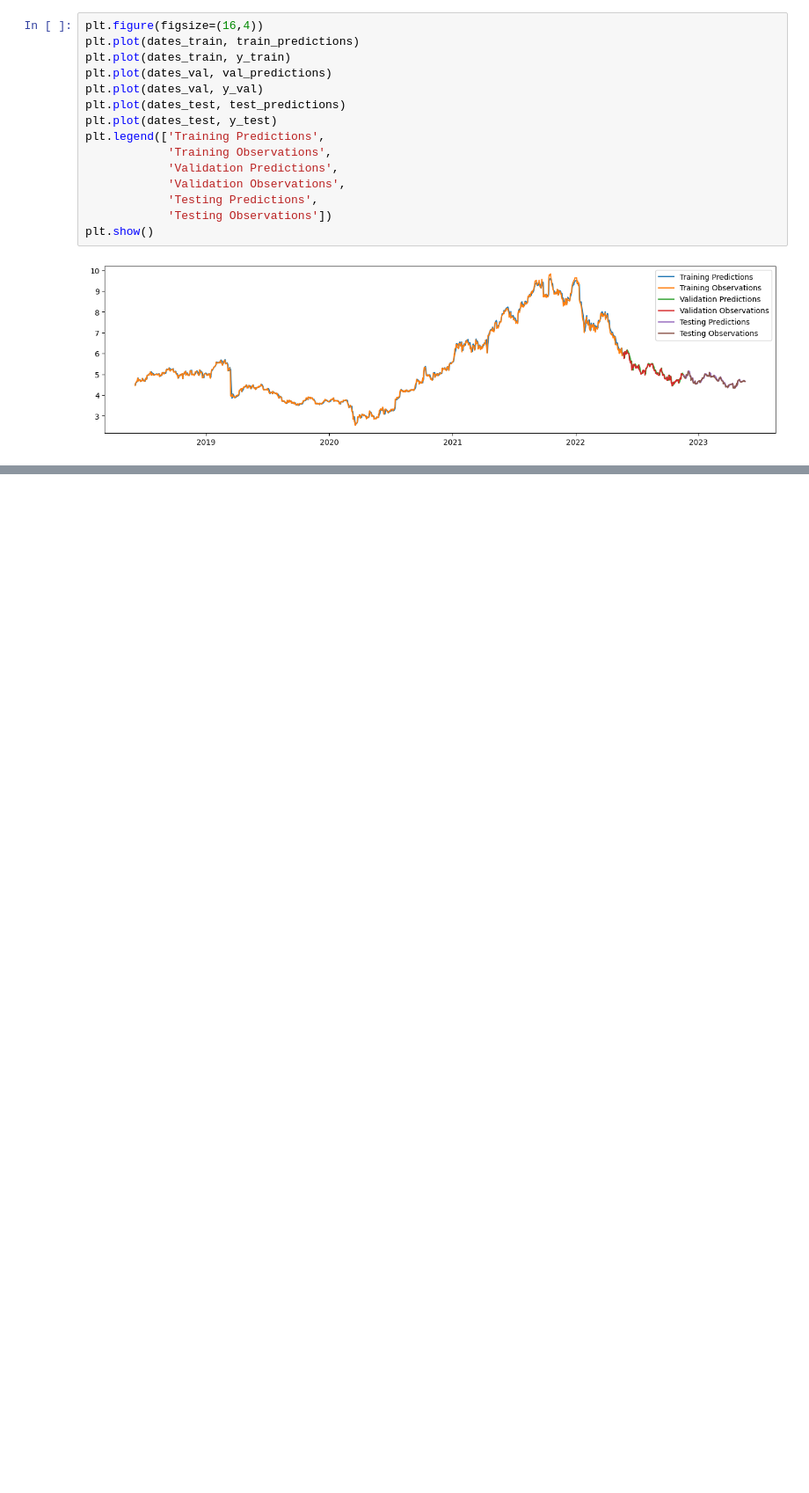
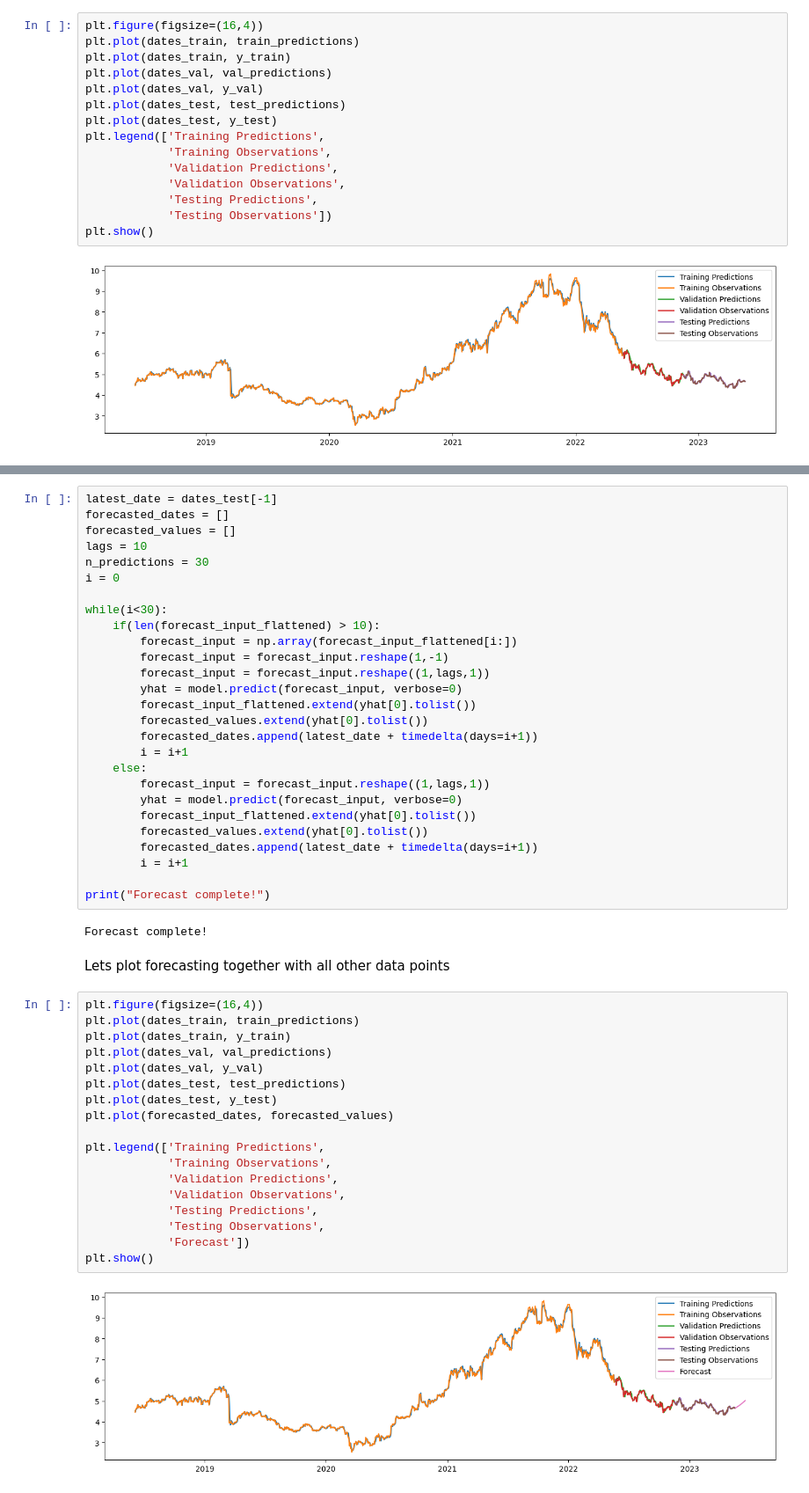
Before and after one commit to parikshitshinge/stock-price-prediction, a Jupyter notebook: Stock Price Prediction.ipynb, the cells around one changed output, grey strips where cells are left out. Shown at 88% size. Drawn from its saved outputs; the diff is of its cells as text; blank space fills up the shorter version.

Commit message:
Predicted Wipro stock for next 30 days. Looks like I'm gonna be millionaire soon. ;)

```diff
--- a/Stock Price Prediction.ipynb
+++ b/Stock Price Prediction.ipynb
@@ -607,0 +637,51 @@ plt.show()
+# %%
+latest_date = dates_test[-1]
+forecasted_dates = []
+forecasted_values = []
+lags = 10
+n_predictions = 30
+i = 0
+
+while(i<30):
+    if(len(forecast_input_flattened) > 10):
+        forecast_input = np.array(forecast_input_flattened[i:])
+        forecast_input = forecast_input.reshape(1,-1)
+        forecast_input = forecast_input.reshape((1,lags,1))
+        yhat = model.predict(forecast_input, verbose=0)
+        forecast_input_flattened.extend(yhat[0].tolist())
+        forecasted_values.extend(yhat[0].tolist())
+        forecasted_dates.append(latest_date + timedelta(days=i+1))
+        i = i+1
+    else:
+        forecast_input = forecast_input.reshape((1,lags,1))
+        yhat = model.predict(forecast_input, verbose=0)
+        forecast_input_flattened.extend(yhat[0].tolist())
+        forecasted_values.extend(yhat[0].tolist())
+        forecasted_dates.append(latest_date + timedelta(days=i+1))
+        i = i+1
+
+print("Forecast complete!")
+# %% [output]
+Forecast complete!
+# %% [markdown]
+Lets plot forecasting together with all other data points
+# %%
+plt.figure(figsize=(16,4))
+plt.plot(dates_train, train_predictions)
+plt.plot(dates_train, y_train)
+plt.plot(dates_val, val_predictions)
+plt.plot(dates_val, y_val)
+plt.plot(dates_test, test_predictions)
+plt.plot(dates_test, y_test)
+plt.plot(forecasted_dates, forecasted_values)
+
+plt.legend(['Training Predictions',
+            'Training Observations',
+            'Validation Predictions',
+            'Validation Observations',
+            'Testing Predictions',
+            'Testing Observations',
+            'Forecast'])
+plt.show()
+# %% [output]
+[figure, added]
```
Also changed, not shown: parts of 10 cells of this notebook.
